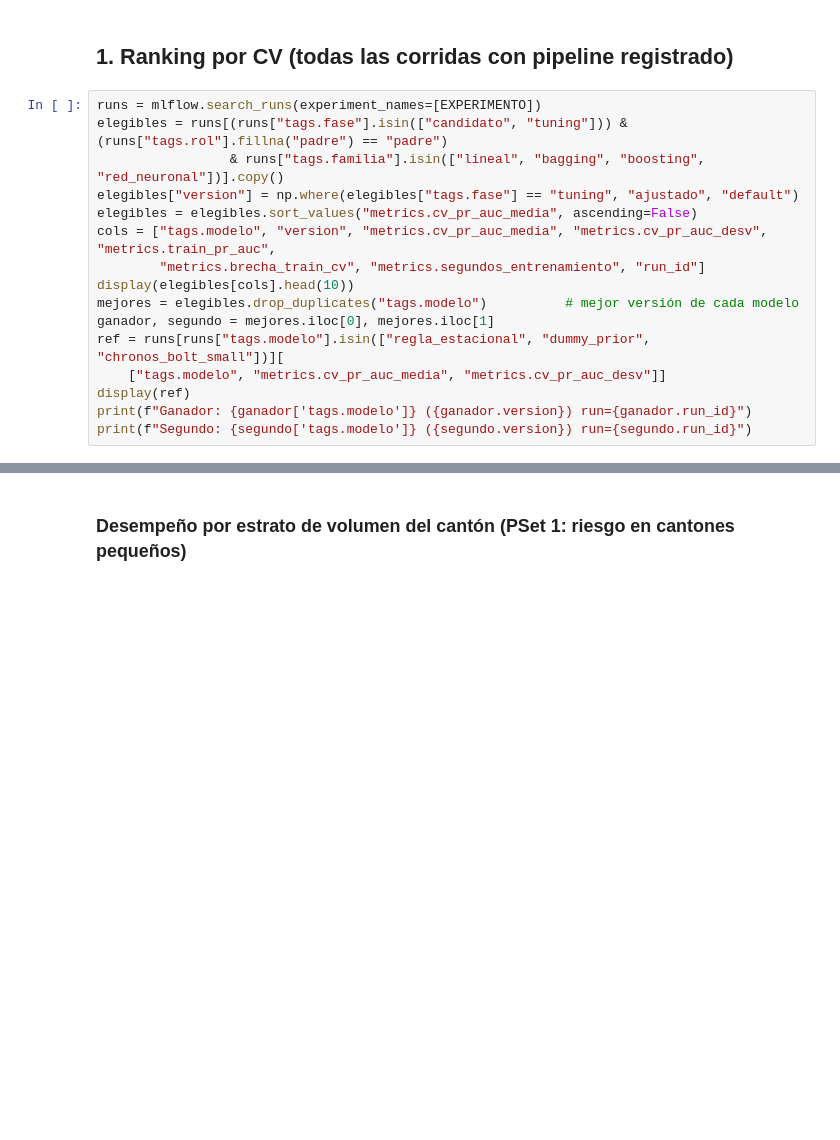
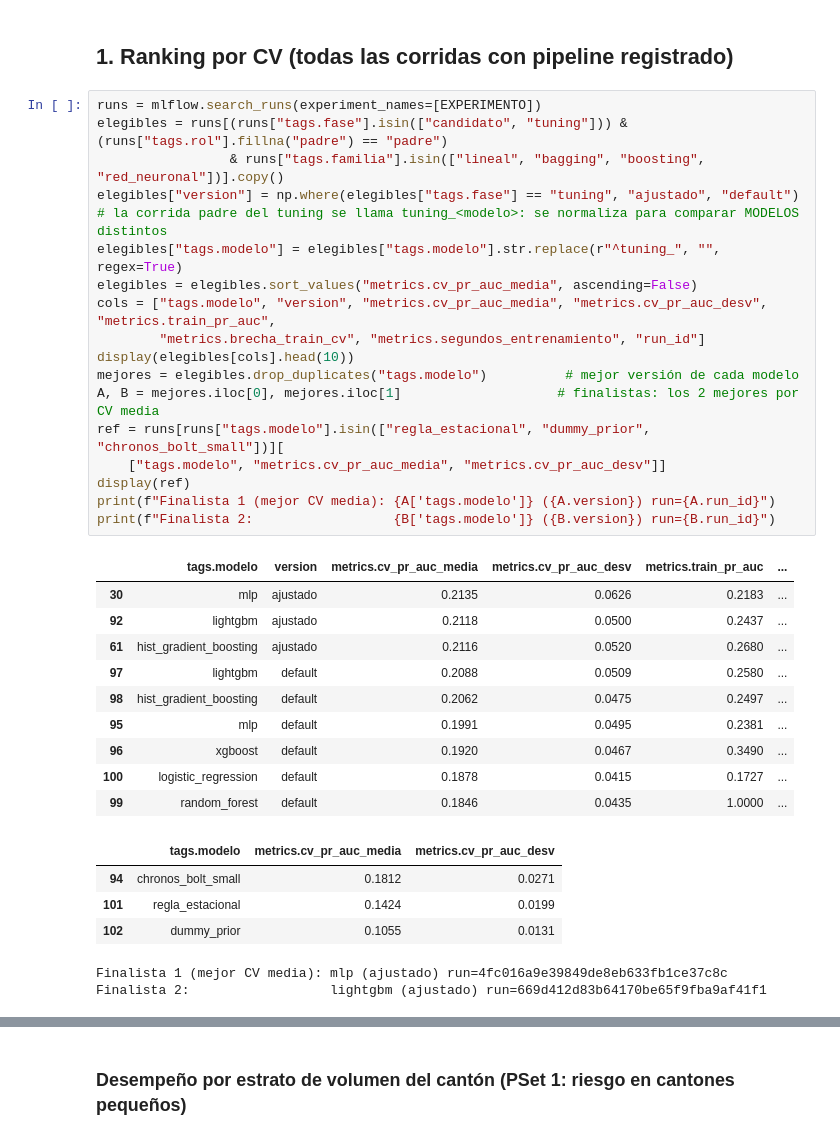
Before and after one commit to FelipeRodriguez04/pset_3, a Jupyter notebook: notebooks/05_seleccion.ipynb, the cells around one changed output, grey strips where cells are left out. Cells and saved outputs as stored; diff of their text form; blank space fills up the shorter version.

```diff
--- a/notebooks/05_seleccion.ipynb
+++ b/notebooks/05_seleccion.ipynb
@@ -43,17 +45,36 @@ print(MD, f"| train={len(X):,} test={len(Xt):,} (positivos test {yt.mean():.2%})
 # %%
 runs = mlflow.search_runs(experiment_names=[EXPERIMENTO])
 elegibles = runs[(runs["tags.fase"].isin(["candidato", "tuning"])) & (runs["tags.rol"].fillna("padre") == "padre")
                  & runs["tags.familia"].isin(["lineal", "bagging", "boosting", "red_neuronal"])].copy()
 elegibles["version"] = np.where(elegibles["tags.fase"] == "tuning", "ajustado", "default")
+# la corrida padre del tuning se llama tuning_<modelo>: se normaliza para comparar MODELOS distintos
+elegibles["tags.modelo"] = elegibles["tags.modelo"].str.replace(r"^tuning_", "", regex=True)
 elegibles = elegibles.sort_values("metrics.cv_pr_auc_media", ascending=False)
 cols = ["tags.modelo", "version", "metrics.cv_pr_auc_media", "metrics.cv_pr_auc_desv", "metrics.train_pr_auc",
         "metrics.brecha_train_cv", "metrics.segundos_entrenamiento", "run_id"]
 display(elegibles[cols].head(10))
 mejores = elegibles.drop_duplicates("tags.modelo")          # mejor versión de cada modelo
-ganador, segundo = mejores.iloc[0], mejores.iloc[1]
+A, B = mejores.iloc[0], mejores.iloc[1]                    # finalistas: los 2 mejores por CV media
 ref = runs[runs["tags.modelo"].isin(["regla_estacional", "dummy_prior", "chronos_bolt_small"])][
     ["tags.modelo", "metrics.cv_pr_auc_media", "metrics.cv_pr_auc_desv"]]
 display(ref)
-print(f"Ganador: {ganador['tags.modelo']} ({ganador.version}) run={ganador.run_id}")
-print(f"Segundo: {segundo['tags.modelo']} ({segundo.version}) run={segundo.run_id}")
+print(f"Finalista 1 (mejor CV media): {A['tags.modelo']} ({A.version}) run={A.run_id}")
+print(f"Finalista 2:                  {B['tags.modelo']} ({B.version}) run={B.run_id}")
+# %% [output]
+|  | tags.modelo | version | metrics.cv_pr_auc_media | metrics.cv_pr_auc_desv | metrics.train_pr_auc | ... |
+| 30 | mlp | ajustado | 0.2135 | 0.0626 | 0.2183 | ... |
+| 92 | lightgbm | ajustado | 0.2118 | 0.0500 | 0.2437 | ... |
+| 61 | hist_gradient_boosting | ajustado | 0.2116 | 0.0520 | 0.2680 | ... |
+| 97 | lightgbm | default | 0.2088 | 0.0509 | 0.2580 | ... |
+| 98 | hist_gradient_boosting | default | 0.2062 | 0.0475 | 0.2497 | ... |
+| 95 | mlp | default | 0.1991 | 0.0495 | 0.2381 | ... |
+| 96 | xgboost | default | 0.1920 | 0.0467 | 0.3490 | ... |
+| 100 | logistic_regression | default | 0.1878 | 0.0415 | 0.1727 | ... |
+| 99 | random_forest | default | 0.1846 | 0.0435 | 1.0000 | ... |
+|  | tags.modelo | metrics.cv_pr_auc_media | metrics.cv_pr_auc_desv |
+| 94 | chronos_bolt_small | 0.1812 | 0.0271 |
+| 101 | regla_estacional | 0.1424 | 0.0199 |
+| 102 | dummy_prior | 0.1055 | 0.0131 |
+Finalista 1 (mejor CV media): mlp (ajustado) run=4fc016a9e39849de8eb633fb1ce37c8c
+Finalista 2:                  lightgbm (ajustado) run=669d412d83b64170be65f9fba9af41f1
 # %%
```
Also changed, not shown: parts of 13 cells of this notebook, 16 other files.
